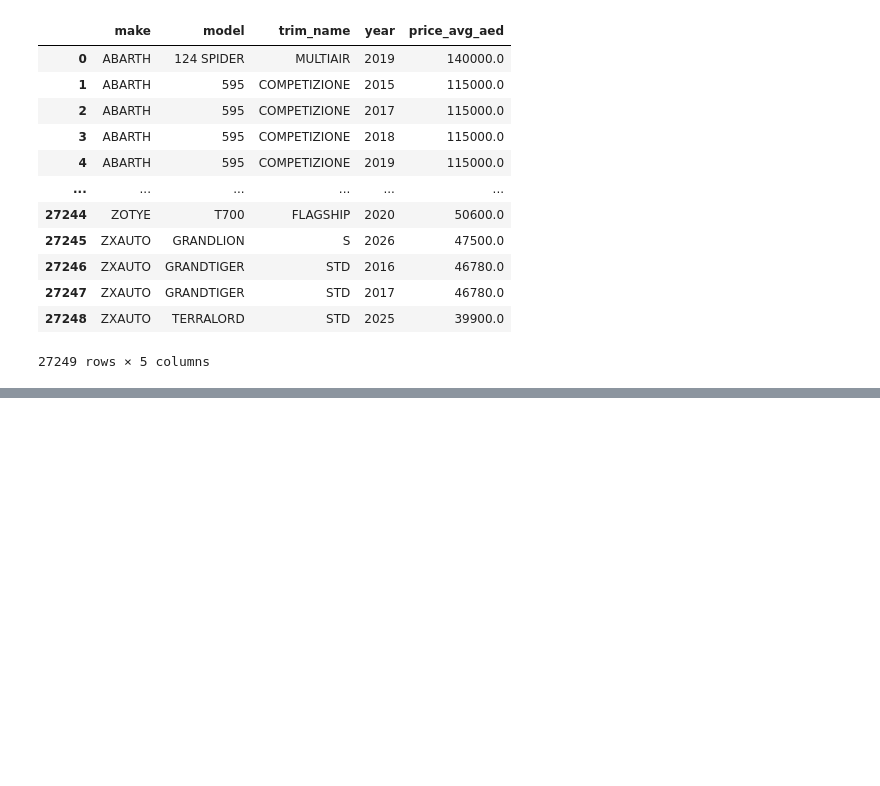
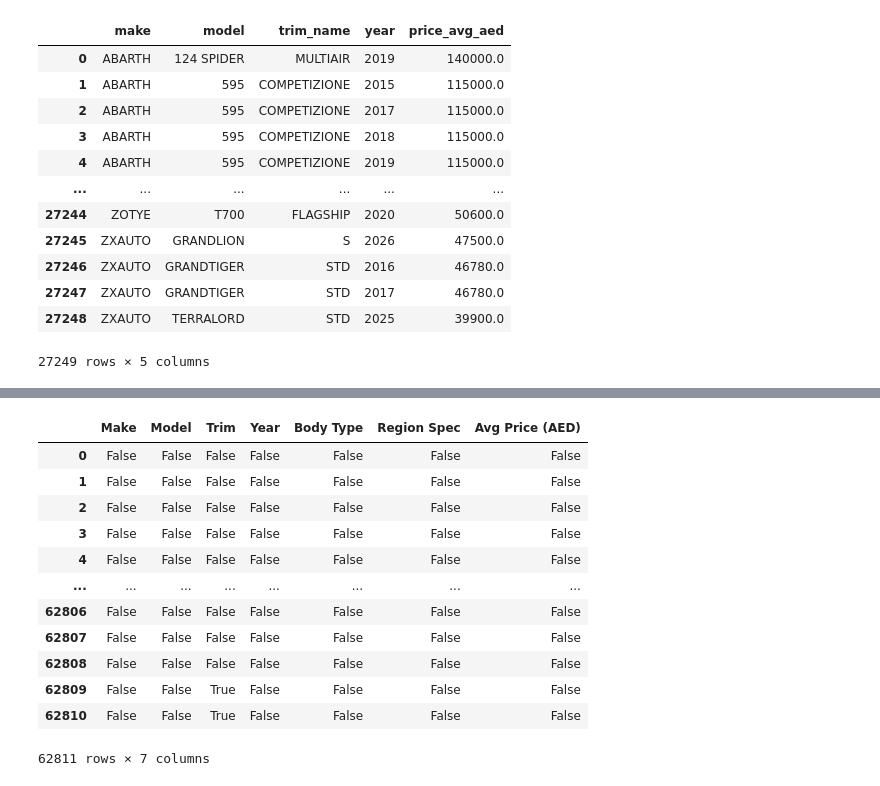
Before and after one commit to sarthaknimbark/vin-sphere-backend, a Jupyter notebook: new_valuation/new_dep.ipynb, the cells around one changed output, grey strips where cells are left out. Cells and saved outputs as stored; diff of their text form; code cells hidden in the pictures; blank space fills up the shorter version.

```diff
--- a/new_valuation/new_dep.ipynb
+++ b/new_valuation/new_dep.ipynb
@@ -48,0 +83,16 @@ car_makes.to_csv('car_data.csv')
+# %%
+data.isnull()
+# %% [output]
+|  | Make | Model | Trim | Year | Body Type | Region Spec | Avg Price (AED) |
+| 0 | False | False | False | False | False | False | False |
+| 1 | False | False | False | False | False | False | False |
+| 2 | False | False | False | False | False | False | False |
+| 3 | False | False | False | False | False | False | False |
+| 4 | False | False | False | False | False | False | False |
+| ... | ... | ... | ... | ... | ... | ... | ... |
+| 62806 | False | False | False | False | False | False | False |
+| 62807 | False | False | False | False | False | False | False |
+| 62808 | False | False | False | False | False | False | False |
+| 62809 | False | False | True | False | False | False | False |
+| 62810 | False | False | True | False | False | False | False |
+62811 rows × 7 columns
```
Also changed, not shown: parts of 13 cells of this notebook, 17 other files.
